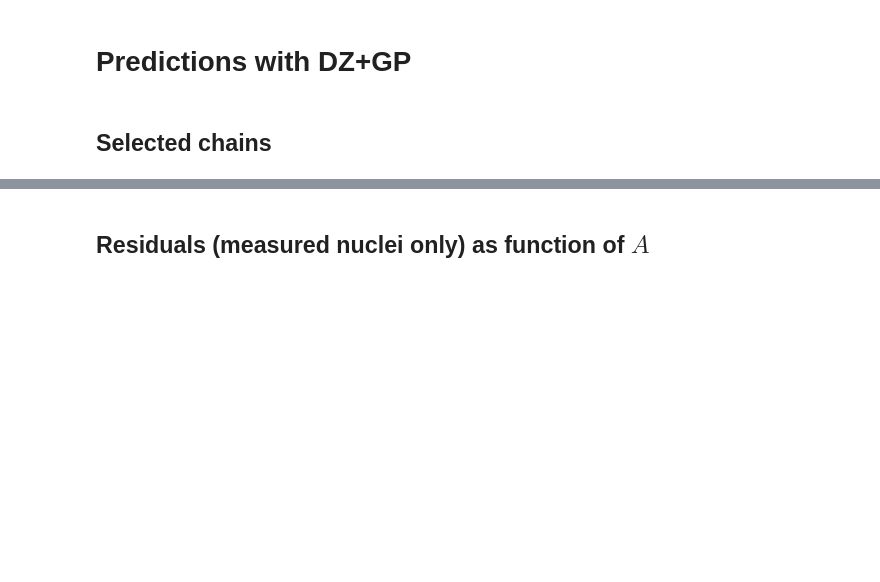
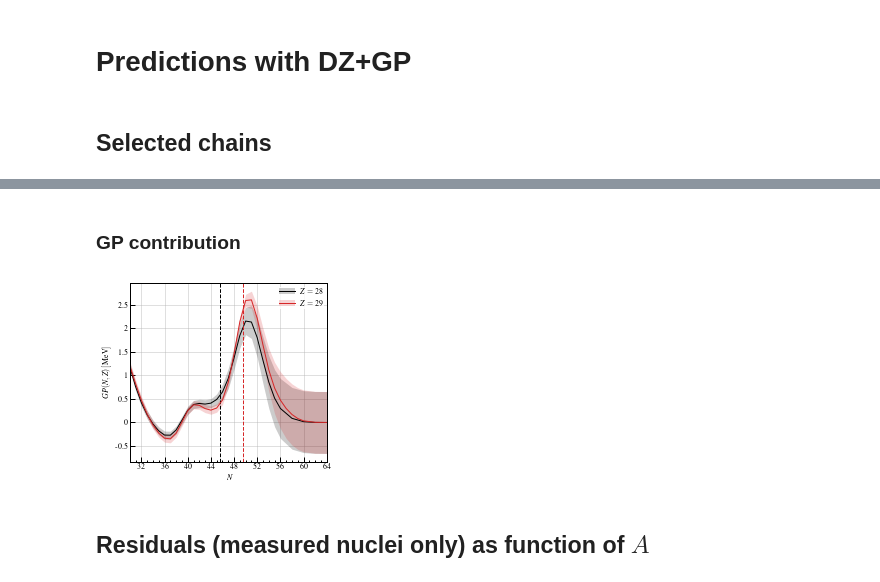
Before and after one commit to mgeshelley/massModelResiduals, a Jupyter notebook: ame16_GPmodel.ipynb, the cells around one changed output, grey strips where cells are left out. Drawn from its saved outputs; the diff is of its cells as text; code cells hidden in the pictures; blank space fills up the shorter version.

```diff
--- a/ame16_GPmodel.ipynb
+++ b/ame16_GPmodel.ipynb
@@ -294,3 +323,38 @@ fig.savefig('GP_training/Z_chains.pdf')
+# %% [markdown]
+### GP contribution
+# %%
+fig, ax = plt.subplots(1, 1, figsize=(3.4, 3.))
+
+chainColours = ['k', colours[3]]
+
+means, sigmas = [], []
+
+for i, (Z, v, c) in enumerate(zip(Zvals, vertLinePos, chainColours)):
+    chain = pred.query('Z == @Z & N >= 30')
+
+    # Mark extrapolation region
+    ax.axvline(v, ls='--', c=c)
+
+    means.append(ax.plot(chain.N, chain.GP_mean,
+                         c=c, lw=1.)[0])
+
+    sigmas.append(ax.fill_between(chain.N, chain.GP_mean-chain.GP_sigma, chain.GP_mean+chain.GP_sigma,
+                                  color=c, alpha=0.2, lw=0.))
+
+ax.set_xlim([30., 64.])
+ax.set_xlabel(r'$N$')
+ax.set_ylabel(r'$GP(N,Z)\left[\mathrm{MeV}\right]$')
+
+# Ticks
+ax.xaxis.set_major_locator(MultipleLocator(4))
+ax.xaxis.set_minor_locator(MultipleLocator(1))
+ax.yaxis.set_major_formatter(FormatStrFormatter('%g')) # No unnecessary trailing decimals
+
+ax.legend([(s, m) for (s, m) in zip(sigmas, means)], [fr'$Z={Z}$' for Z in Zvals])
+fig.tight_layout()
+fig.savefig('Z_chains_GP_contrib.pdf')
+# %% [output]
+[figure, added]
 # %% [markdown]
 ## Residuals (measured nuclei only) as function of $A$
 # %%
```
Also changed, not shown: parts of 25 cells of this notebook, 28 other files.
